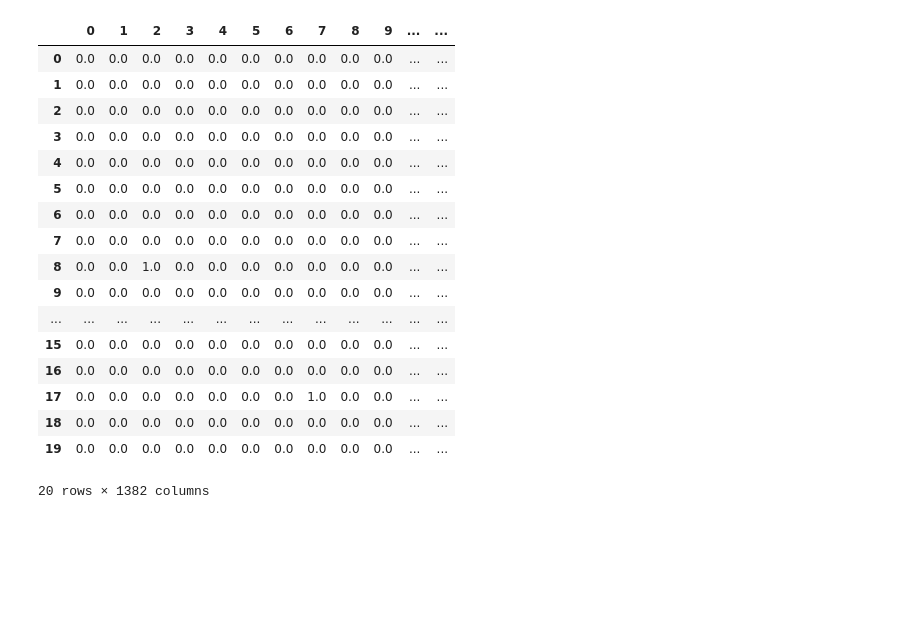
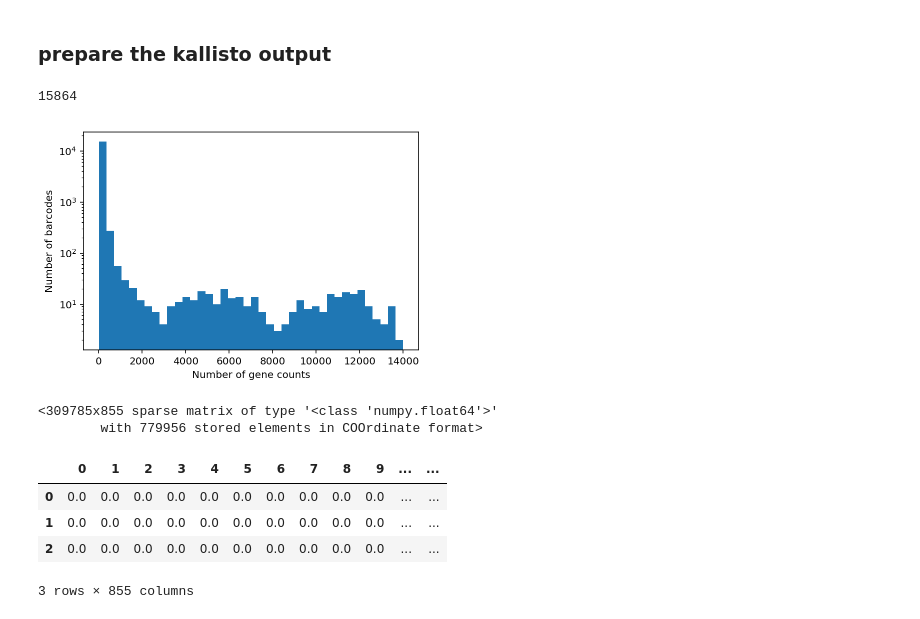
Before and after one commit to AbateLab/ModularGelBeads, a Jupyter notebook: RNA/RNA_seq_analysis.ipynb, the cells around one changed output. Drawn from its saved outputs; the diff is of its cells as text; code cells hidden in the pictures; blank space fills up the shorter version.

```diff
--- a/RNA/RNA_seq_analysis.ipynb
+++ b/RNA/RNA_seq_analysis.ipynb
@@ -107,0 +19,2 @@ sc.pl.rank_genes_groups(adata)
+# %% [markdown]
+### prepare the kallisto output
@@ -107,0 +98,13 @@ sc.pl.rank_genes_groups(adata)
+# %%
+# Take a look at the detected barcodes and genes
+
+threshold = 0 # this filters the data by gene count
+bcv = [x for b,x in barcode_hist.items() if x > threshold]
+_ = plt.hist(bcv,bins=40, log=True)
+plt.rcParams["figure.figsize"] = [9,6]
+plt.xlabel("Number of gene counts")
+plt.ylabel("Number of barcodes")
+print(len(bcv))
+# %% [output]
+15864
+[figure, added]
@@ -108,25 +161,19 @@ sc.pl.rank_genes_groups(adata)
+# %%
+count_matrix = mmread('./matrix.mtx')
+count_matrix
+# %% [output]
+<309785x855 sparse matrix of type '<class 'numpy.float64'>'
+        with 779956 stored elements in COOrdinate format>
 # %%
+# Take a peek at what the count matrix look like
+
 dense_count_matrix = count_matrix.todense()
 counts_df = pd.DataFrame(dense_count_matrix)
-# Take a peek at what the count matrix look like
-counts_df.head(20)
+counts_df.head(3)
 # %% [output]
 |  | 0 | 1 | 2 | 3 | 4 | 5 | 6 | 7 | 8 | 9 | ... | ... |
 | 0 | 0.0 | 0.0 | 0.0 | 0.0 | 0.0 | 0.0 | 0.0 | 0.0 | 0.0 | 0.0 | ... | ... |
 | 1 | 0.0 | 0.0 | 0.0 | 0.0 | 0.0 | 0.0 | 0.0 | 0.0 | 0.0 | 0.0 | ... | ... |
 | 2 | 0.0 | 0.0 | 0.0 | 0.0 | 0.0 | 0.0 | 0.0 | 0.0 | 0.0 | 0.0 | ... | ... |
-| 3 | 0.0 | 0.0 | 0.0 | 0.0 | 0.0 | 0.0 | 0.0 | 0.0 | 0.0 | 0.0 | ... | ... |
-| 4 | 0.0 | 0.0 | 0.0 | 0.0 | 0.0 | 0.0 | 0.0 | 0.0 | 0.0 | 0.0 | ... | ... |
-| 5 | 0.0 | 0.0 | 0.0 | 0.0 | 0.0 | 0.0 | 0.0 | 0.0 | 0.0 | 0.0 | ... | ... |
-| 6 | 0.0 | 0.0 | 0.0 | 0.0 | 0.0 | 0.0 | 0.0 | 0.0 | 0.0 | 0.0 | ... | ... |
-| 7 | 0.0 | 0.0 | 0.0 | 0.0 | 0.0 | 0.0 | 0.0 | 0.0 | 0.0 | 0.0 | ... | ... |
-| 8 | 0.0 | 0.0 | 1.0 | 0.0 | 0.0 | 0.0 | 0.0 | 0.0 | 0.0 | 0.0 | ... | ... |
-| 9 | 0.0 | 0.0 | 0.0 | 0.0 | 0.0 | 0.0 | 0.0 | 0.0 | 0.0 | 0.0 | ... | ... |
-| ... | ... | ... | ... | ... | ... | ... | ... | ... | ... | ... | ... | ... |
-| 15 | 0.0 | 0.0 | 0.0 | 0.0 | 0.0 | 0.0 | 0.0 | 0.0 | 0.0 | 0.0 | ... | ... |
-| 16 | 0.0 | 0.0 | 0.0 | 0.0 | 0.0 | 0.0 | 0.0 | 0.0 | 0.0 | 0.0 | ... | ... |
-| 17 | 0.0 | 0.0 | 0.0 | 0.0 | 0.0 | 0.0 | 0.0 | 1.0 | 0.0 | 0.0 | ... | ... |
-| 18 | 0.0 | 0.0 | 0.0 | 0.0 | 0.0 | 0.0 | 0.0 | 0.0 | 0.0 | 0.0 | ... | ... |
-| 19 | 0.0 | 0.0 | 0.0 | 0.0 | 0.0 | 0.0 | 0.0 | 0.0 | 0.0 | 0.0 | ... | ... |
-20 rows × 1382 columns
+3 rows × 855 columns
 # %%
```
Also changed, not shown: parts of 56 cells of this notebook, 1 other file.
